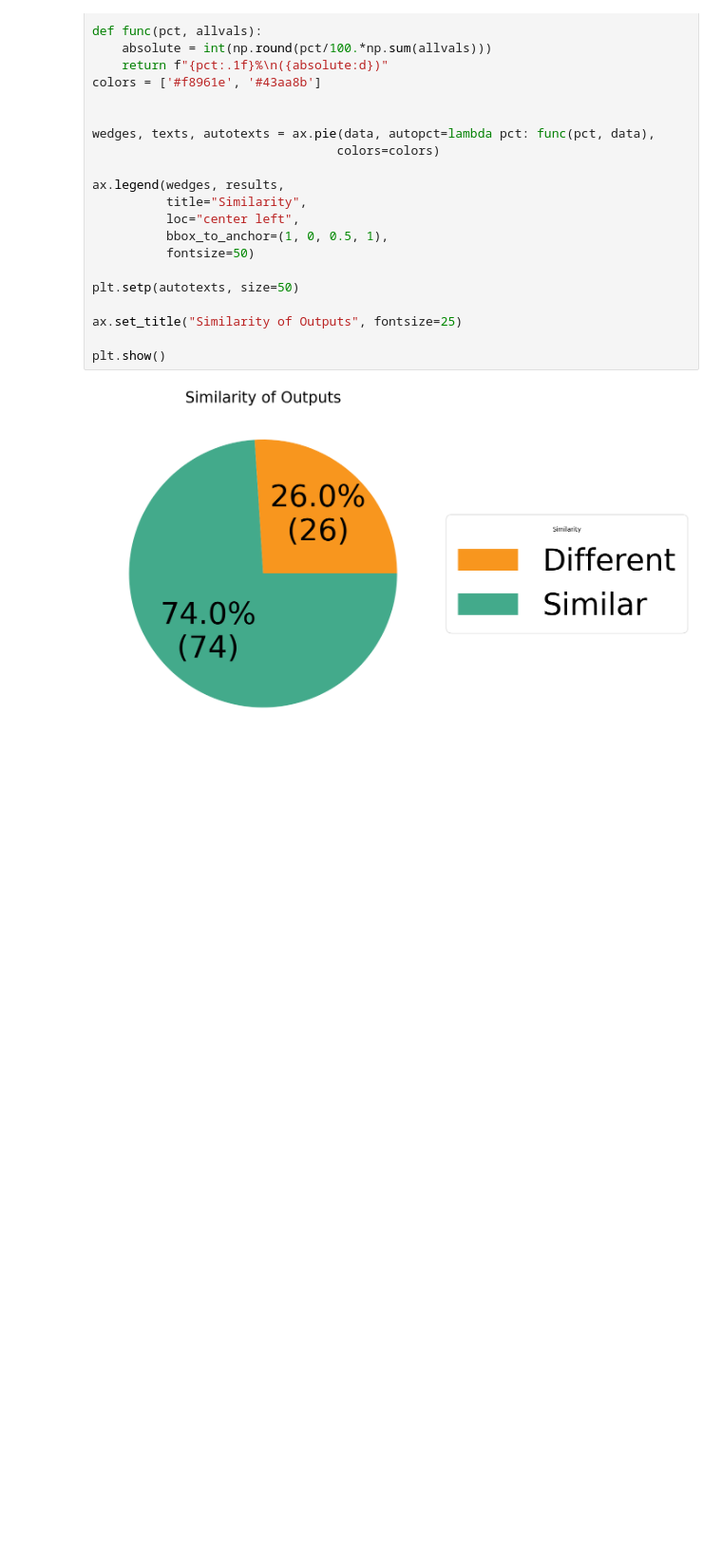
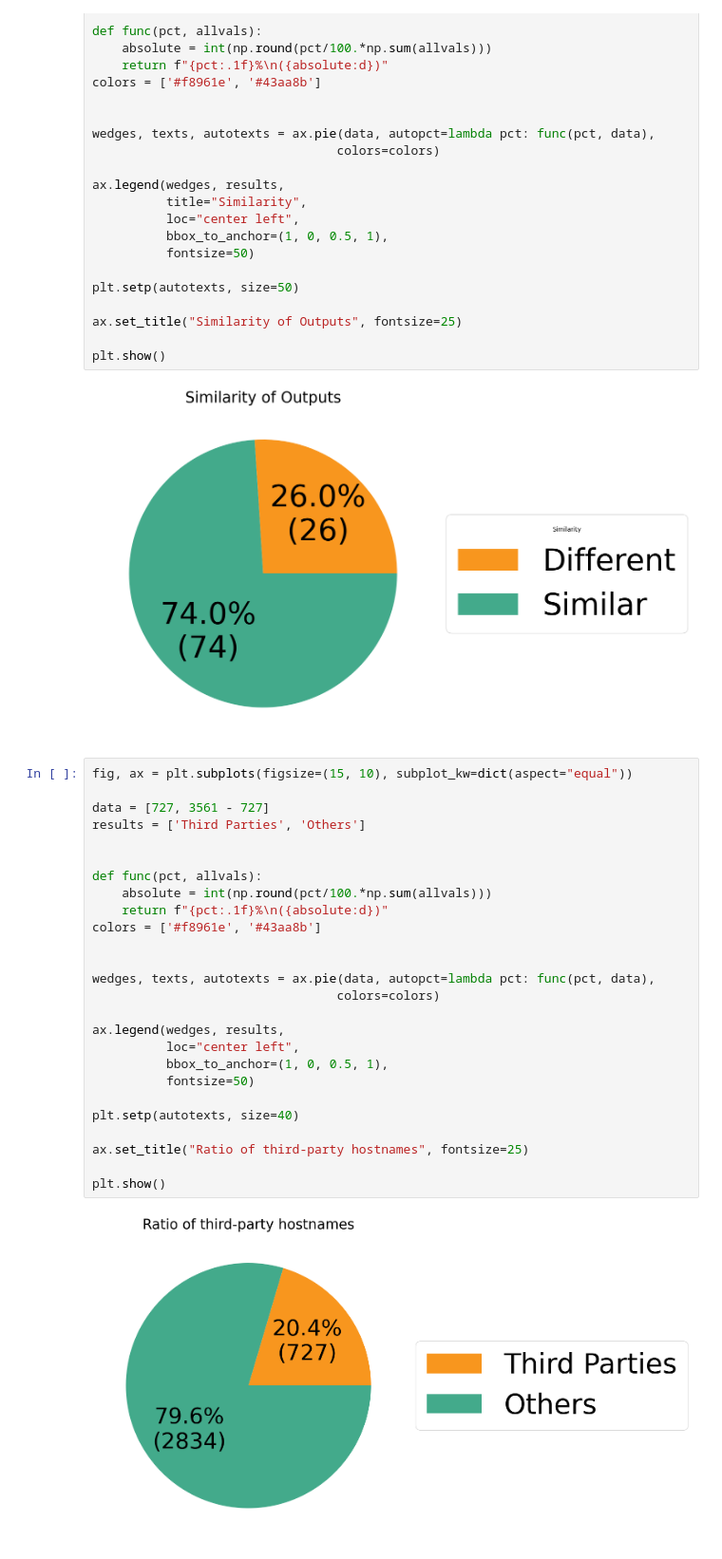
Before and after one commit to HAoRAn-W/ECE-GY-9393-IoT-Security, a Jupyter notebook: code/jupyter/plots_pie.ipynb, the cells around one changed output. Shown: that part at 95% size. Cells and saved outputs as stored; diff of their text form; blank space fills up the shorter version.

```diff
--- a/code/jupyter/plots_pie.ipynb
+++ b/code/jupyter/plots_pie.ipynb
@@ -30,3 +30,31 @@ ax.set_title("Similarity of Outputs", fontsize=25)
 plt.show()
 # %% [output]
 [figure]
+# %%
+fig, ax = plt.subplots(figsize=(15, 10), subplot_kw=dict(aspect="equal"))
+
+data = [727, 3561 - 727]
+results = ['Third Parties', 'Others']
+
+
+def func(pct, allvals):
+    absolute = int(np.round(pct/100.*np.sum(allvals)))
+    return f"{pct:.1f}%\n({absolute:d})"
+colors = ['#f8961e', '#43aa8b']
+
+
+wedges, texts, autotexts = ax.pie(data, autopct=lambda pct: func(pct, data),
+                                 colors=colors)
+
+ax.legend(wedges, results,
+          loc="center left",
+          bbox_to_anchor=(1, 0, 0.5, 1),
+          fontsize=50)
+
+plt.setp(autotexts, size=40)
+
+ax.set_title("Ratio of third-party hostnames", fontsize=25)
+
+plt.show()
+# %% [output]
+[figure, added]
```
Also changed, not shown: 8 other files.
